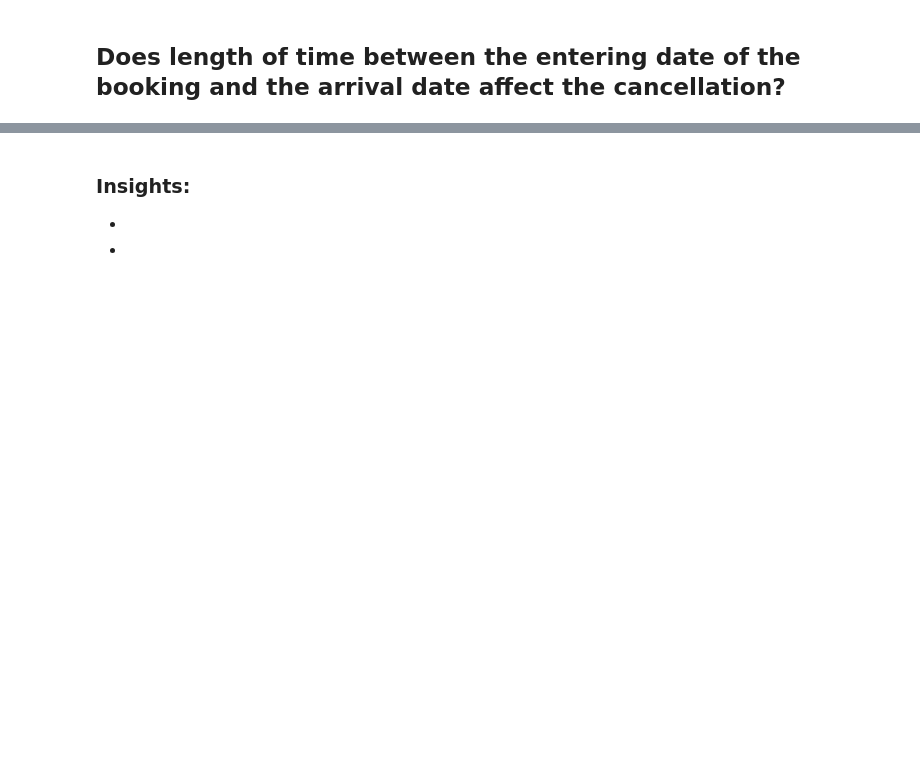
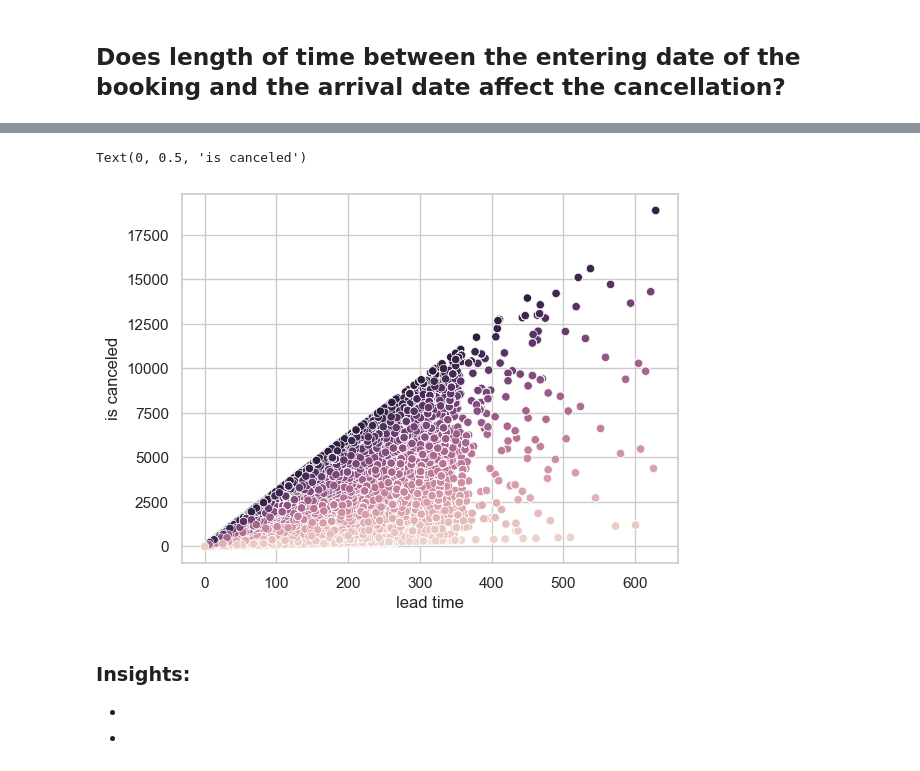
Before and after one commit to Tuwaiq-Data-Science-Bootcamp-V5/CV_and_GS-Lab1, a Jupyter notebook: CV_Assignment.ipynb, the cells around one changed output, grey strips where cells are left out. Drawn from its saved outputs; the diff is of its cells as text; code cells hidden in the pictures; blank space fills up the shorter version.

```diff
--- a/CV_Assignment.ipynb
+++ b/CV_Assignment.ipynb
@@ -119,3 +126,11 @@ df.describe(include='object')
+# %%
+x =  df['lead_time'].values / df['is_canceled'].values * df['arrival_date_day_of_month']
+sns.scatterplot(df , x = 'lead_time' , y = x )
+plt.xlabel('lead time')
+plt.ylabel('is canceled')
+# %% [output]
+Text(0, 0.5, 'is canceled')
+[figure, added]
 # %% [markdown]
 ### Insights:
 -
```
Also changed, not shown: parts of 24 cells of this notebook.
